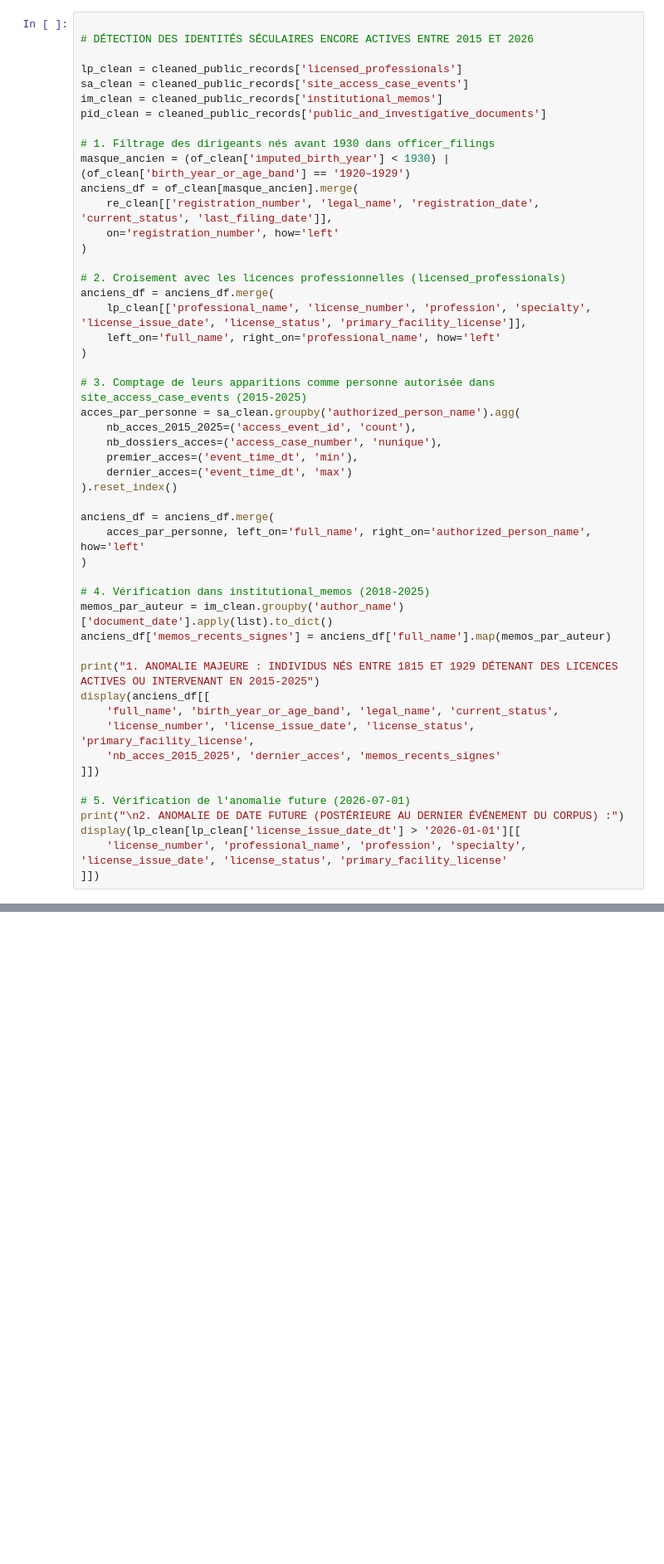
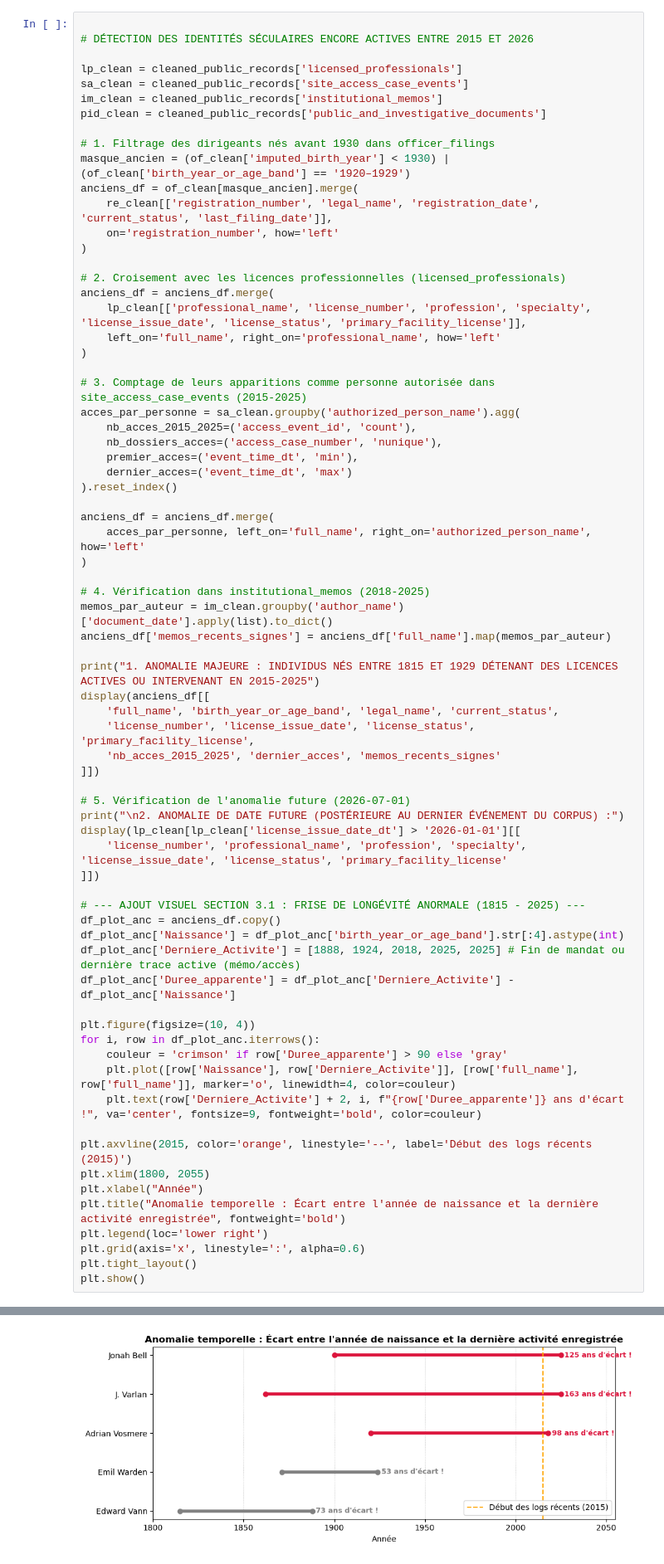
Before and after one commit to YasminaABBAS/20262027-UE-DataMining-Groupe10, a Jupyter notebook: Base_notebook_to_complete-checkpoint.ipynb, the cells around one changed output, grey strips where cells are left out. Shown at 83% size. Cells and saved outputs as stored; diff of their text form; blank space fills up the shorter version.

```diff
--- a/Base_notebook_to_complete-checkpoint.ipynb
+++ b/Base_notebook_to_complete-checkpoint.ipynb
@@ -1106,33 +1106,55 @@ anciens_df = anciens_df.merge(
     acces_par_personne, left_on='full_name', right_on='authorized_person_name', how='left'
 )
 
 # 4. Vérification dans institutional_memos (2018-2025)
 memos_par_auteur = im_clean.groupby('author_name')['document_date'].apply(list).to_dict()
 anciens_df['memos_recents_signes'] = anciens_df['full_name'].map(memos_par_auteur)
 
 print("1. ANOMALIE MAJEURE : INDIVIDUS NÉS ENTRE 1815 ET 1929 DÉTENANT DES LICENCES ACTIVES OU INTERVENANT EN 2015-2025")
 display(anciens_df[[
     'full_name', 'birth_year_or_age_band', 'legal_name', 'current_status',
     'license_number', 'license_issue_date', 'license_status', 'primary_facility_license',
     'nb_acces_2015_2025', 'dernier_acces', 'memos_recents_signes'
 ]])
 
 # 5. Vérification de l'anomalie future (2026-07-01)
 print("\n2. ANOMALIE DE DATE FUTURE (POSTÉRIEURE AU DERNIER ÉVÉNEMENT DU CORPUS) :")
 display(lp_clean[lp_clean['license_issue_date_dt'] > '2026-01-01'][[
     'license_number', 'professional_name', 'profession', 'specialty', 'license_issue_date', 'license_status', 'primary_facility_license'
 ]])
+
+# --- AJOUT VISUEL SECTION 3.1 : FRISE DE LONGÉVITÉ ANORMALE (1815 - 2025) ---
+df_plot_anc = anciens_df.copy()
+df_plot_anc['Naissance'] = df_plot_anc['birth_year_or_age_band'].str[:4].astype(int)
+df_plot_anc['Derniere_Activite'] = [1888, 1924, 2018, 2025, 2025] # Fin de mandat ou dernière trace active (mémo/accès)
+df_plot_anc['Duree_apparente'] = df_plot_anc['Derniere_Activite'] - df_plot_anc['Naissance']
+
+plt.figure(figsize=(10, 4))
+for i, row in df_plot_anc.iterrows():
+    couleur = 'crimson' if row['Duree_apparente'] > 90 else 'gray'
+    plt.plot([row['Naissance'], row['Derniere_Activite']], [row['full_name'], row['full_name']], marker='o', linewidth=4, color=couleur)
+    plt.text(row['Derniere_Activite'] + 2, i, f"{row['Duree_apparente']} ans d'écart !", va='center', fontsize=9, fontweight='bold', color=couleur)
+
+plt.axvline(2015, color='orange', linestyle='--', label='Début des logs récents (2015)')
+plt.xlim(1800, 2055)
+plt.xlabel("Année")
+plt.title("Anomalie temporelle : Écart entre l'année de naissance et la dernière activité enregistrée", fontweight='bold')
+plt.legend(loc='lower right')
+plt.grid(axis='x', linestyle=':', alpha=0.6)
+plt.tight_layout()
+plt.show()
 # %% [output]
 1. ANOMALIE MAJEURE : INDIVIDUS NÉS ENTRE 1815 ET 1929 DÉTENANT DES LICENCES ACTIVES OU INTERVENANT EN 2015-2025
 |  | full_name | birth_year_or_age_band | legal_name | current_status | license_number | license_issue_date | ... |
 | 0 | Edward Vann | 1815 | Vann Maritime Advisory | dissolved | NaN | NaN | ... |
 | 1 | Emil Warden | 1871 | Warden Medical Ventures | dissolved | LIC-VLN-MED-1001 | 1895-07-01 | ... |
 | 2 | Adrian Vosmere | 1920–1929 | Vosmere Biotechnics | dissolved | NaN | NaN | ... |
 | 3 | J. Varlan | 1862 | Varlan Natural History Circle | dissolved | LIC-KNT-RES-1007 | 1886-07-01 | ... |
 | 4 | Jonah Bell | 1900 | Bell Conservation Survey | dissolved | LIC-AVL-RES-1008 | 1924-07-01 | ... |
 2. ANOMALIE DE DATE FUTURE (POSTÉRIEURE AU DERNIER ÉVÉNEMENT DU CORPUS) :
 |  | license_number | professional_name | profession | specialty | license_issue_date | license_status | ... |
 | 5 | LIC-VLN-MED-1006 | Farah Havel | physician | occupational medicine | 2026-07-01 | active | ... |
+[figure, added]
 # %% [markdown]
 **Conclusions sur les anomalies temporelles et d'identité :**
 * **Longévité biologiquement impossible ou réutilisation d'alias historiques :**
```
Also changed, not shown: parts of 3 cells of this notebook.
